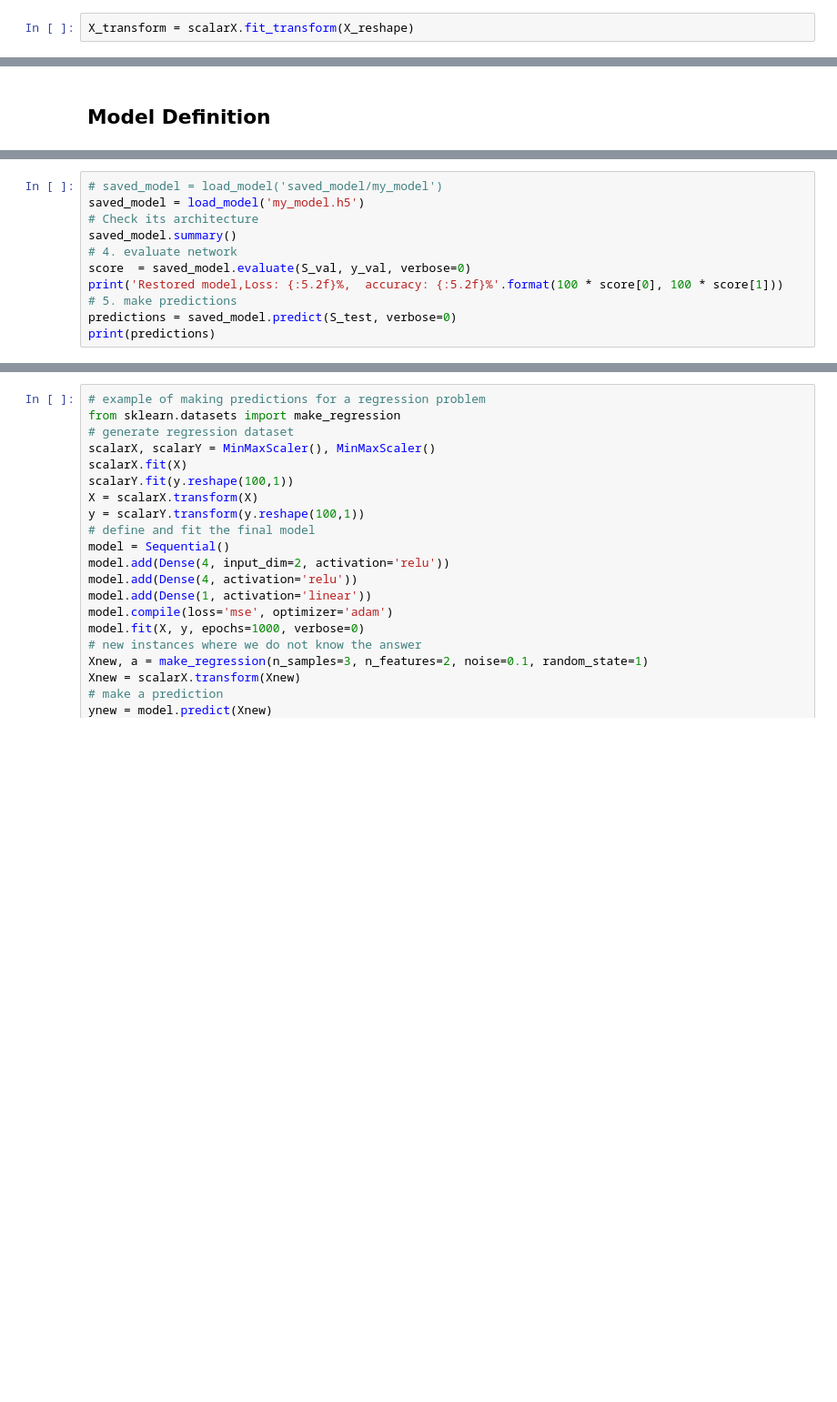
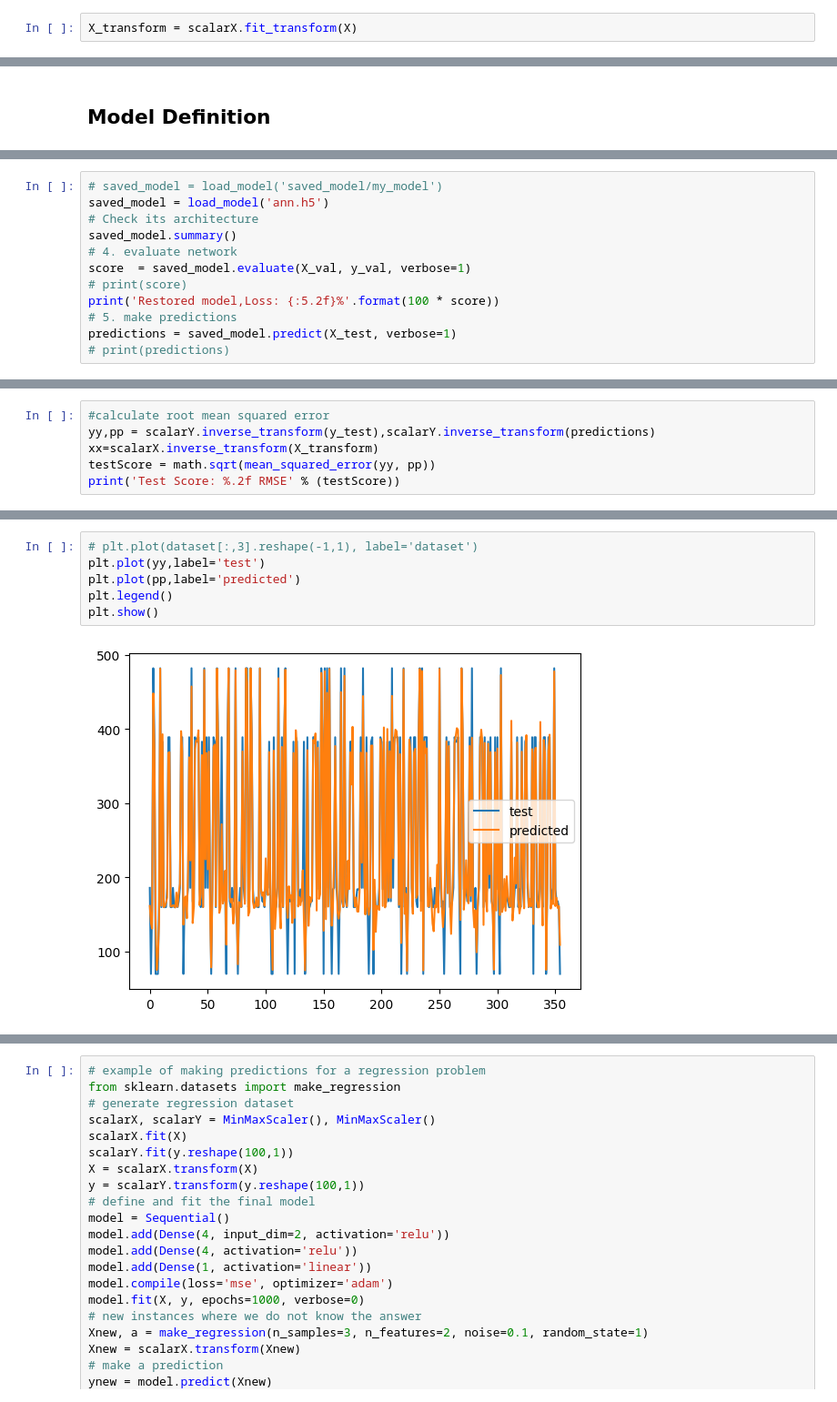
Before and after one commit to sylvas-j/ML, a Jupyter notebook: Tensorflow_works/dr-nubel/building-model.ipynb, the cells around one changed output, grey strips where cells are left out. Shown at 91% size. Saved outputs shown, nothing was run; the diff lists cells and outputs as text; blank space fills up the shorter version.

```diff
--- a/Tensorflow_works/dr-nubel/building-model.ipynb
+++ b/Tensorflow_works/dr-nubel/building-model.ipynb
@@ -144,4 +132,4 @@ X_reshape = np.reshape(X, (X.shape[0], 1, X.shape[1]))
 # Transform
 scalarX, scalarY = StandardScaler(), MinMaxScaler()
 # %%
-X_transform = scalarX.fit_transform(X_reshape)
+X_transform = scalarX.fit_transform(X)
@@ -305,11 +324,12 @@ print(history.history.keys())
 # %%
 # saved_model = load_model('saved_model/my_model')
-saved_model = load_model('my_model.h5')
+saved_model = load_model('ann.h5')
 # Check its architecture
 saved_model.summary()
 # 4. evaluate network
-score  = saved_model.evaluate(S_val, y_val, verbose=0)
-print('Restored model,Loss: {:5.2f}%,  accuracy: {:5.2f}%'.format(100 * score[0], 100 * score[1]))
+score  = saved_model.evaluate(X_val, y_val, verbose=1)
+# print(score)
+print('Restored model,Loss: {:5.2f}%'.format(100 * score))
 # 5. make predictions
-predictions = saved_model.predict(S_test, verbose=0)
-print(predictions)
+predictions = saved_model.predict(X_test, verbose=1)
+# print(predictions)
@@ -315,0 +354,6 @@ print(predictions)
+# %%
+#calculate root mean squared error
+yy,pp = scalarY.inverse_transform(y_test),scalarY.inverse_transform(predictions)
+xx=scalarX.inverse_transform(X_transform)
+testScore = math.sqrt(mean_squared_error(yy, pp))
+print('Test Score: %.2f RMSE' % (testScore))
@@ -315,0 +383,8 @@ print(predictions)
+# %%
+# plt.plot(dataset[:,3].reshape(-1,1), label='dataset')
+plt.plot(yy,label='test')
+plt.plot(pp,label='predicted')
+plt.legend()
+plt.show()
+# %% [output]
+[figure, added]
```
Also changed, not shown: parts of 36 cells of this notebook, 3 other files.
